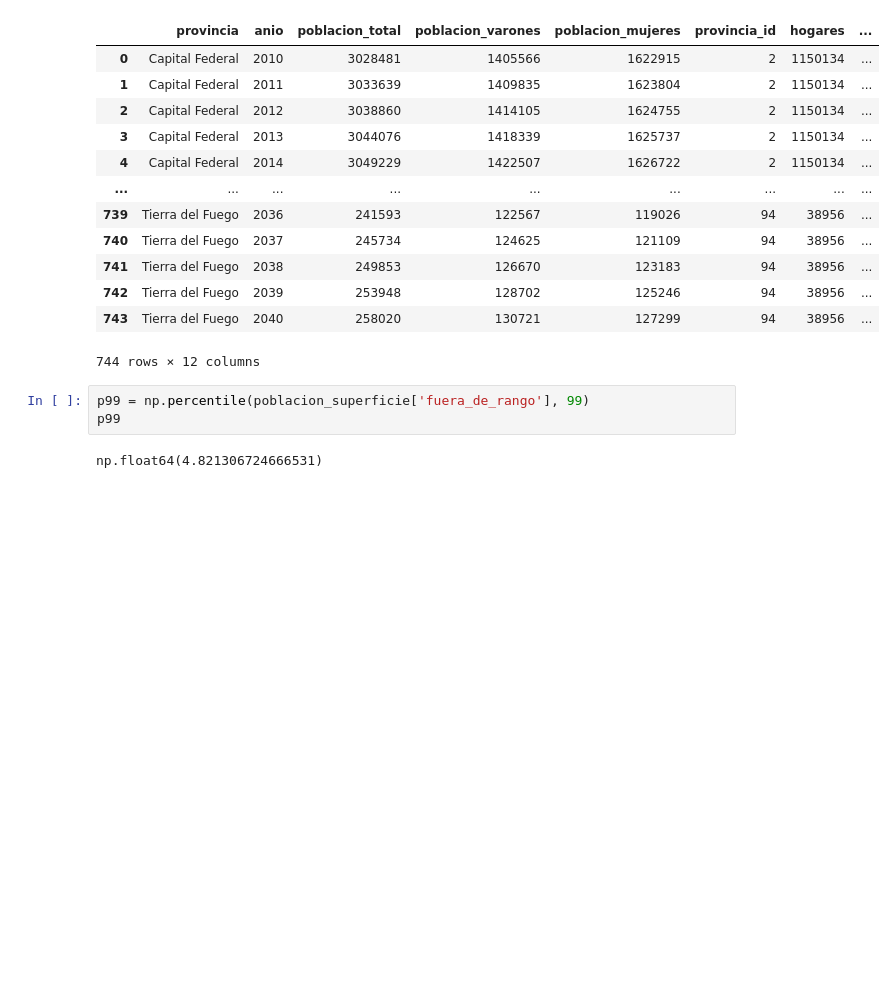
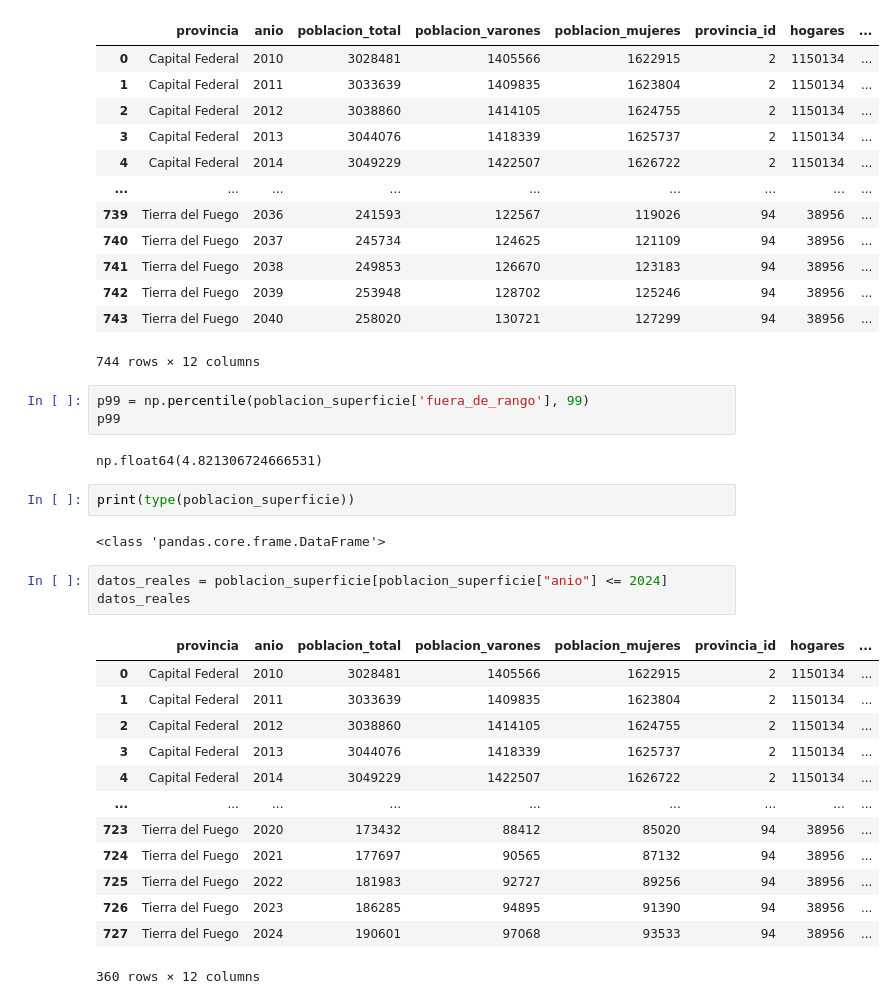
Before and after one commit to yanetcoronelok/api2_coronel_yanet, a Jupyter notebook: api2_coronel_yanet.ipynb, the cells around one changed output. Drawn from its saved outputs; the diff is of its cells as text; blank space fills up the shorter version.

Commit message:
comparacion datos reales y futuros

```diff
--- a/api2_coronel_yanet.ipynb
+++ b/api2_coronel_yanet.ipynb
@@ -257,3 +257,24 @@ p99 = np.percentile(poblacion_superficie['fuera_de_rango'], 99)
 p99
 # %% [output]
 np.float64(4.821306724666531)
+# %%
+print(type(poblacion_superficie))
+# %% [output]
+<class 'pandas.core.frame.DataFrame'>
+# %%
+datos_reales = poblacion_superficie[poblacion_superficie["anio"] <= 2024]
+datos_reales
+# %% [output]
+|  | provincia | anio | poblacion_total | poblacion_varones | poblacion_mujeres | provincia_id | hogares | ... |
+| 0 | Capital Federal | 2010 | 3028481 | 1405566 | 1622915 | 2 | 1150134 | ... |
+| 1 | Capital Federal | 2011 | 3033639 | 1409835 | 1623804 | 2 | 1150134 | ... |
+| 2 | Capital Federal | 2012 | 3038860 | 1414105 | 1624755 | 2 | 1150134 | ... |
+| 3 | Capital Federal | 2013 | 3044076 | 1418339 | 1625737 | 2 | 1150134 | ... |
+| 4 | Capital Federal | 2014 | 3049229 | 1422507 | 1626722 | 2 | 1150134 | ... |
+| ... | ... | ... | ... | ... | ... | ... | ... | ... |
+| 723 | Tierra del Fuego | 2020 | 173432 | 88412 | 85020 | 94 | 38956 | ... |
+| 724 | Tierra del Fuego | 2021 | 177697 | 90565 | 87132 | 94 | 38956 | ... |
+| 725 | Tierra del Fuego | 2022 | 181983 | 92727 | 89256 | 94 | 38956 | ... |
+| 726 | Tierra del Fuego | 2023 | 186285 | 94895 | 91390 | 94 | 38956 | ... |
+| 727 | Tierra del Fuego | 2024 | 190601 | 97068 | 93533 | 94 | 38956 | ... |
+360 rows × 12 columns
```
Also changed, not shown: parts of 3 cells of this notebook.
